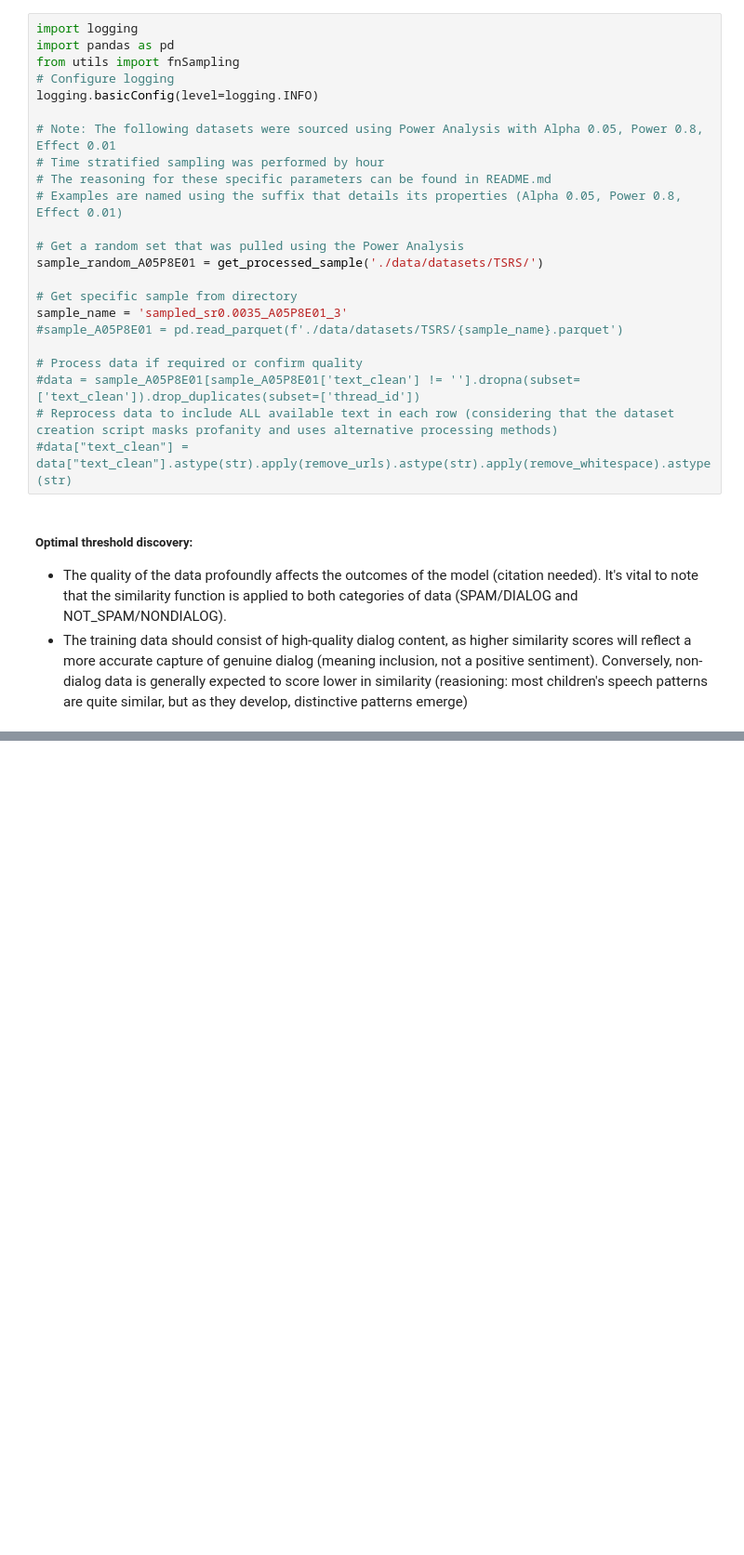
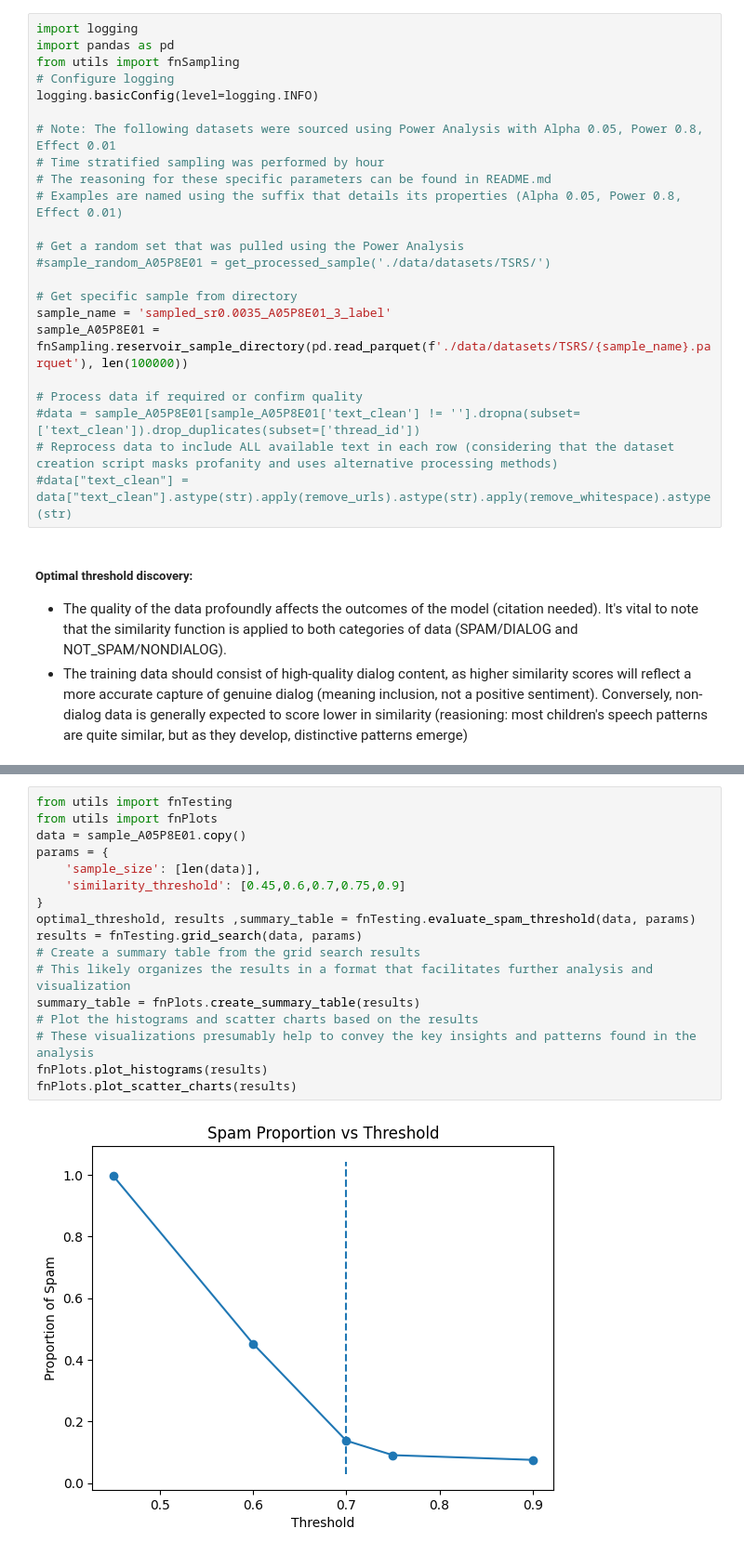
Before and after one commit to joelwk/Chanscope, a Jupyter notebook: notebooks/SPT.ipynb, the cells around one changed output, grey strips where cells are left out. Shown at 93% size. Cells and saved outputs as stored; diff of their text form; blank space fills up the shorter version.

```diff
--- a/notebooks/SPT.ipynb
+++ b/notebooks/SPT.ipynb
@@ -117,11 +117,11 @@ logging.basicConfig(level=logging.INFO)
 # Examples are named using the suffix that details its properties (Alpha 0.05, Power 0.8, Effect 0.01)
 
 # Get a random set that was pulled using the Power Analysis
-sample_random_A05P8E01 = get_processed_sample('./data/datasets/TSRS/')
+#sample_random_A05P8E01 = get_processed_sample('./data/datasets/TSRS/')
 
 # Get specific sample from directory
-sample_name = 'sampled_sr0.0035_A05P8E01_3'
-#sample_A05P8E01 = pd.read_parquet(f'./data/datasets/TSRS/{sample_name}.parquet')
+sample_name = 'sampled_sr0.0035_A05P8E01_3_label'
+sample_A05P8E01 = fnSampling.reservoir_sample_directory(pd.read_parquet(f'./data/datasets/TSRS/{sample_name}.parquet'), len(100000))
 
 # Process data if required or confirm quality
 #data = sample_A05P8E01[sample_A05P8E01['text_clean'] != ''].dropna(subset=['text_clean']).drop_duplicates(subset=['thread_id'])
@@ -144,0 +134,19 @@ Optimal threshold for significant drop-off: 0.7
+# %%
+from utils import fnTesting
+from utils import fnPlots
+data = sample_A05P8E01.copy()
+params = {
+    'sample_size': [len(data)],
+    'similarity_threshold': [0.45,0.6,0.7,0.75,0.9]
+}
+optimal_threshold, results ,summary_table = fnTesting.evaluate_spam_threshold(data, params)
+results = fnTesting.grid_search(data, params)
+# Create a summary table from the grid search results
+# This likely organizes the results in a format that facilitates further analysis and visualization
+summary_table = fnPlots.create_summary_table(results)
+# Plot the histograms and scatter charts based on the results
+# These visualizations presumably help to convey the key insights and patterns found in the analysis
+fnPlots.plot_histograms(results)
+fnPlots.plot_scatter_charts(results)
+# %% [output]
+[figure, added]
```
Also changed, not shown: parts of 4 cells of this notebook.
